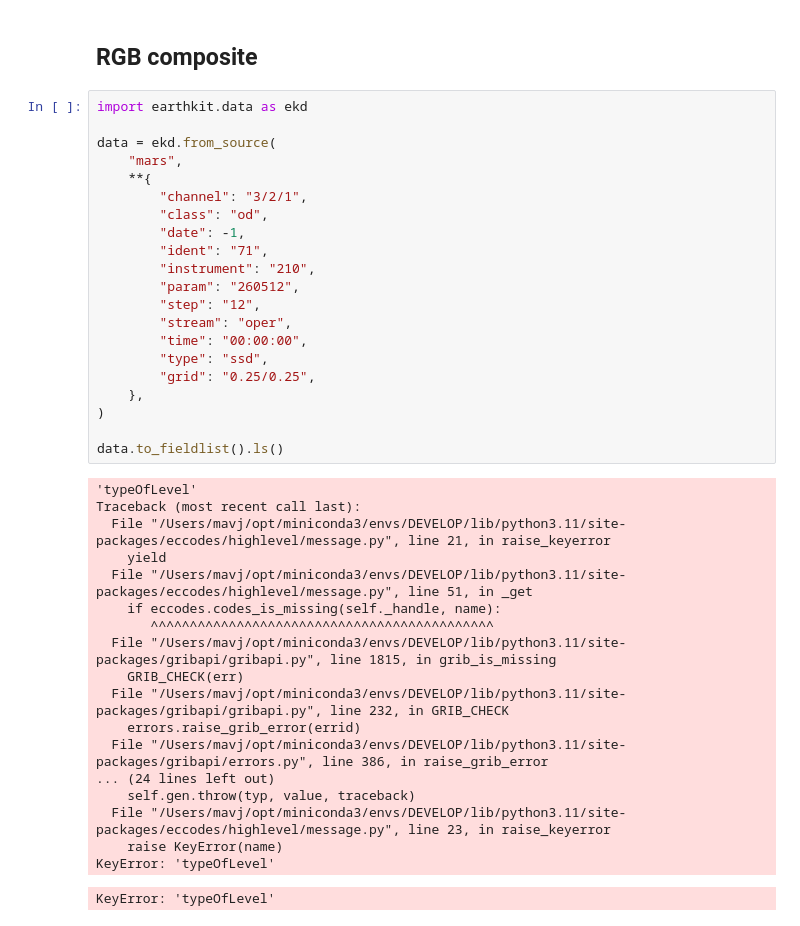
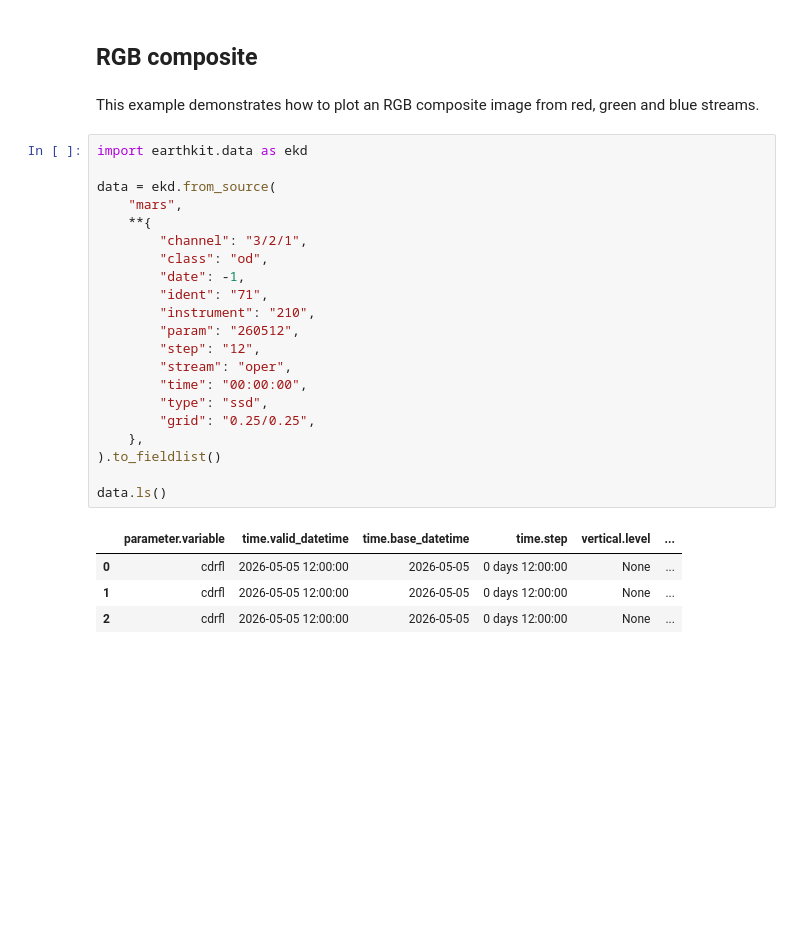
Before and after one commit to ecmwf/earthkit-plots, a Jupyter notebook: docs/examples/gallery/gridded-data/true-color-satellite.ipynb, the cells around one changed output. Cells and saved outputs as stored; diff of their text form; blank space fills up the shorter version.

Commit message:
Fixes RGB composite example

```diff
--- a/docs/examples/gallery/gridded-data/true-color-satellite.ipynb
+++ b/docs/examples/gallery/gridded-data/true-color-satellite.ipynb
@@ -1,45 +1,33 @@
 # %% [markdown]
 ## RGB composite
+# %% [markdown]
+This example demonstrates how to plot an RGB composite image from red, green and blue streams.
 # %%
 import earthkit.data as ekd
 
 data = ekd.from_source(
     "mars",
     **{
         "channel": "3/2/1",
         "class": "od",
         "date": -1,
         "ident": "71",
         "instrument": "210",
         "param": "260512",
         "step": "12",
         "stream": "oper",
         "time": "00:00:00",
         "type": "ssd",
         "grid": "0.25/0.25",
     },
-)
+).to_fieldlist()
 
-data.to_fieldlist().ls()
+data.ls()
 # %% [output]
-'typeOfLevel'
-Traceback (most recent call last):
-  File "/Users/mavj/opt/miniconda3/envs/DEVELOP/lib/python3.11/site-packages/eccodes/highlevel/message.py", line 21, in raise_keyerror
-    yield
-  File "/Users/mavj/opt/miniconda3/envs/DEVELOP/lib/python3.11/site-packages/eccodes/highlevel/message.py", line 51, in _get
-    if eccodes.codes_is_missing(self._handle, name):
-       ^^^^^^^^^^^^^^^^^^^^^^^^^^^^^^^^^^^^^^^^^^^^
-  File "/Users/mavj/opt/miniconda3/envs/DEVELOP/lib/python3.11/site-packages/gribapi/gribapi.py", line 1815, in grib_is_missing
-    GRIB_CHECK(err)
-  File "/Users/mavj/opt/miniconda3/envs/DEVELOP/lib/python3.11/site-packages/gribapi/gribapi.py", line 232, in GRIB_CHECK
-    errors.raise_grib_error(errid)
-  File "/Users/mavj/opt/miniconda3/envs/DEVELOP/lib/python3.11/site-packages/gribapi/errors.py", line 386, in raise_grib_error
-... (24 lines left out)
-    self.gen.throw(typ, value, traceback)
-  File "/Users/mavj/opt/miniconda3/envs/DEVELOP/lib/python3.11/site-packages/eccodes/highlevel/message.py", line 23, in raise_keyerror
-    raise KeyError(name)
-KeyError: 'typeOfLevel'
-KeyError: 'typeOfLevel'
+|  | parameter.variable | time.valid_datetime | time.base_datetime | time.step | vertical.level | ... |
+| 0 | cdrfl | 2026-05-05 12:00:00 | 2026-05-05 | 0 days 12:00:00 | None | ... |
+| 1 | cdrfl | 2026-05-05 12:00:00 | 2026-05-05 | 0 days 12:00:00 | None | ... |
+| 2 | cdrfl | 2026-05-05 12:00:00 | 2026-05-05 | 0 days 12:00:00 | None | ... |
 # %%
 import earthkit.plots as ekp
 import cartopy.crs as ccrs
```
Also changed, not shown: parts of 1 cell of this notebook.
